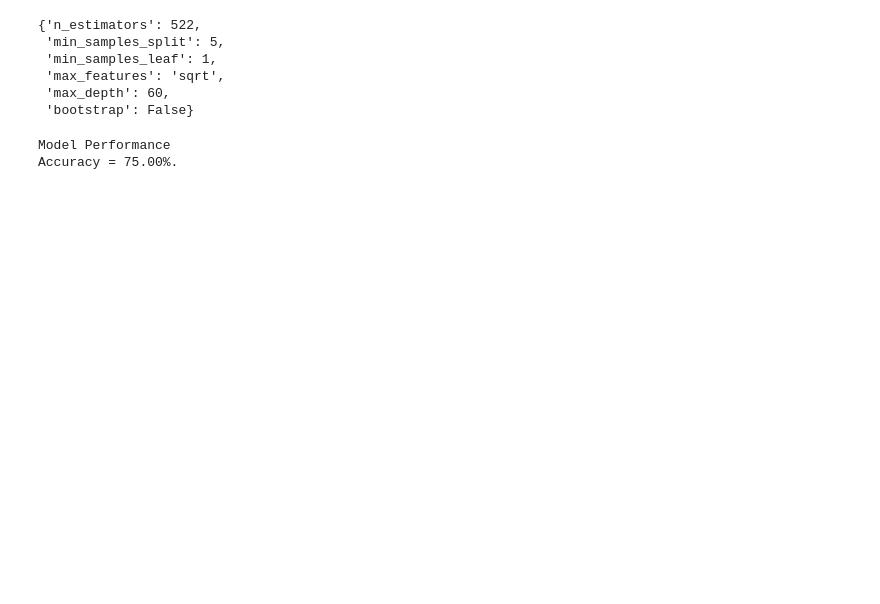
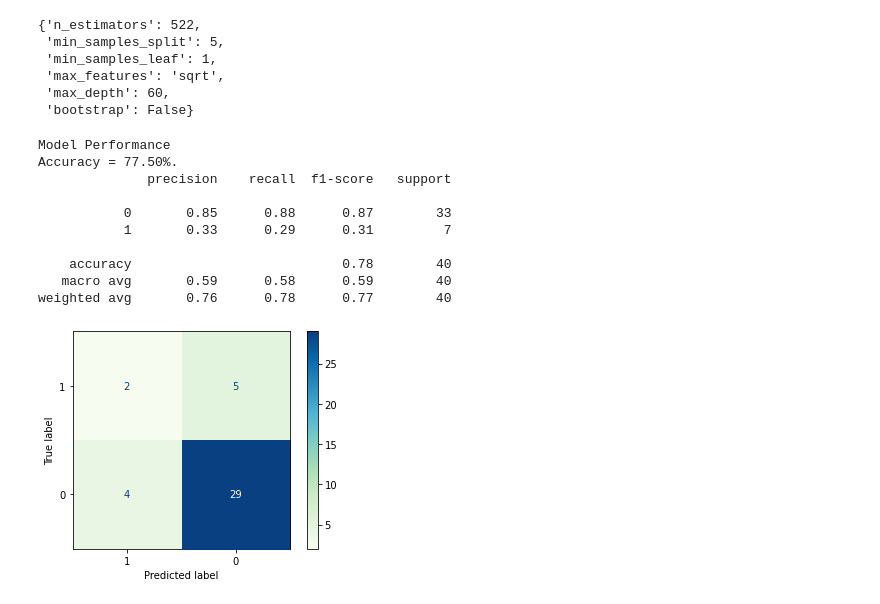
Before and after one commit to gaiamrc/BrugadaAI, a Jupyter notebook: BrugadaNets/RFC_event.ipynb, the cells around one changed output. Saved outputs shown, nothing was run; the diff lists cells and outputs as text; code cells hidden in the pictures; blank space fills up the shorter version.

Commit message:
better perf

```diff
--- a/BrugadaNets/RFC_event.ipynb
+++ b/BrugadaNets/RFC_event.ipynb
@@ -205,7 +238,7 @@ print(random_grid)
 # %%
 # Use the random grid to search for best hyperparameters
 # First create the base model to tune
-rf = RandomForestClassifier(class_weight='balanced')
+rf = RandomForestClassifier(class_weight='balanced_subsample')
 # Random search of parameters, using 3 fold cross validation,
 # search across 100 different combinations, and use all available cores
 rf_random = RandomizedSearchCV(estimator = rf, param_distributions = random_grid, n_iter = 100, cv = 3, verbose=2, random_state=42, n_jobs = -1)
@@ -264,14 +298,26 @@ def evaluate(model, test_features, test_labels):
     accuracy = accuracy_metric(test_labels, predictions)
     print('Model Performance')
     print('Accuracy = {:0.2f}%.'.format(accuracy))
+    print(classification_report(test_labels, predictions))
+    plot_confusion_matrix(model, test_features, test_labels, labels=[1,0], cmap='GnBu')
+    plt.show()
 
     return accuracy
 # %%
-base_model = RandomForestClassifier(n_estimators=1, class_weight='balanced', random_state=42)
+base_model = RandomForestClassifier(n_estimators=1, class_weight='balanced_subsample', random_state=42)
 base_model.fit(X_train, y_train)
-base_accuracy = evaluate(base_model, X_test, y_test.values)
+base_perf = evaluate(base_model, X_test, y_test.values)
 # %% [output]
 Model Performance
-Accuracy = 75.00%.
+Accuracy = 77.50%.
+              precision    recall  f1-score   support
+
+           0       0.85      0.88      0.87        33
+           1       0.33      0.29      0.31         7
+
+    accuracy                           0.78        40
+   macro avg       0.59      0.58      0.59        40
+weighted avg       0.76      0.78      0.77        40
+[figure, added]
 # %%
 best_random = rf_random.best_estimator_
```
Also changed, not shown: parts of 27 cells of this notebook.
